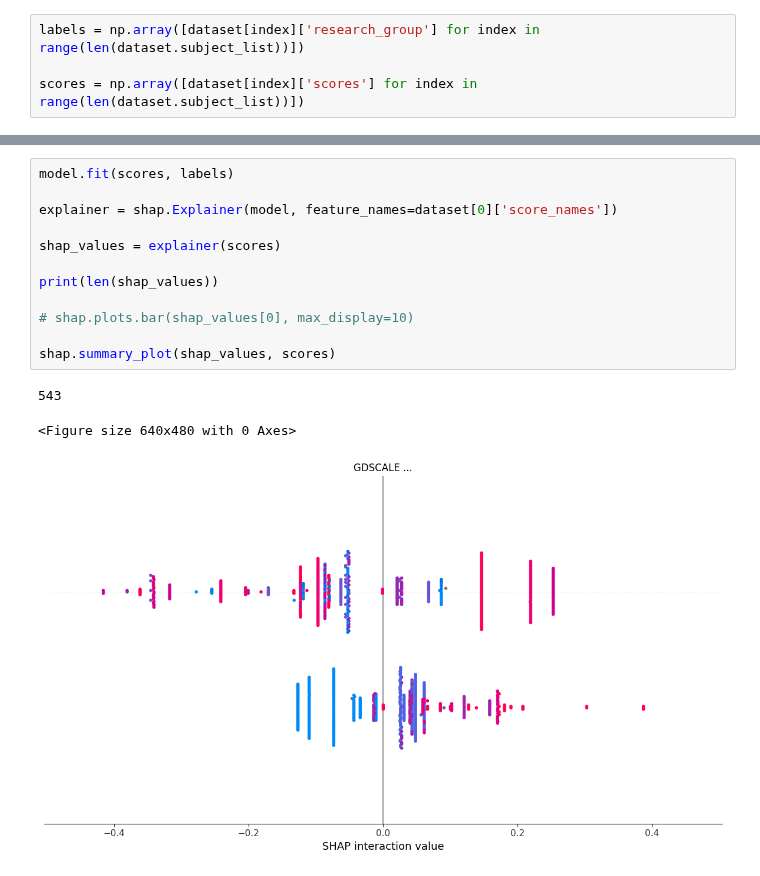
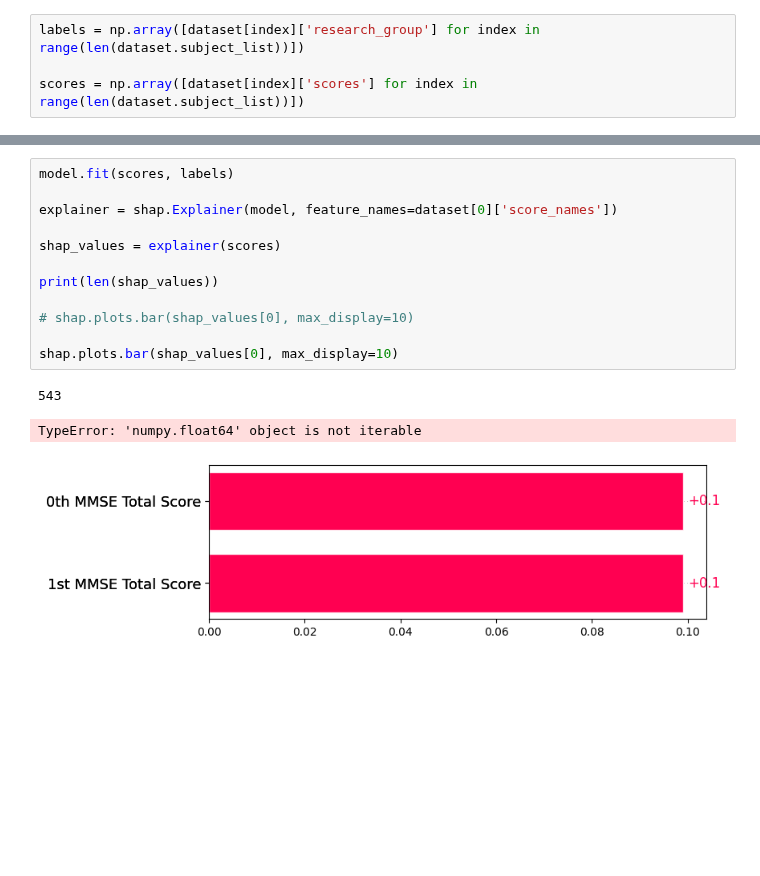
Before and after one commit to oscarlloydjohn/lloyd-john-MIUA-2025, a Jupyter notebook: gbdt-scores.ipynb, the cells around one changed output, grey strips where cells are left out. Saved outputs shown, nothing was run; the diff lists cells and outputs as text; blank space fills up the shorter version.

Commit message:
Still cannot get shap to work with pointnet, however got vis volumes to work

```diff
--- a/gbdt-scores.ipynb
+++ b/gbdt-scores.ipynb
@@ -110,16 +131,16 @@ plt.show()
 # %%
 model.fit(scores, labels)
 
 explainer = shap.Explainer(model, feature_names=dataset[0]['score_names'])
 
 shap_values = explainer(scores)
 
 print(len(shap_values))
 
 # shap.plots.bar(shap_values[0], max_display=10)
 
-shap.summary_plot(shap_values, scores)
+shap.plots.bar(shap_values[0], max_display=10)
 # %% [output]
 543
-<Figure size 640x480 with 0 Axes>
+TypeError: 'numpy.float64' object is not iterable
-[figure, old version]
+[figure, new version]
```
Also changed, not shown: parts of 6 cells of this notebook, 3 other files.
